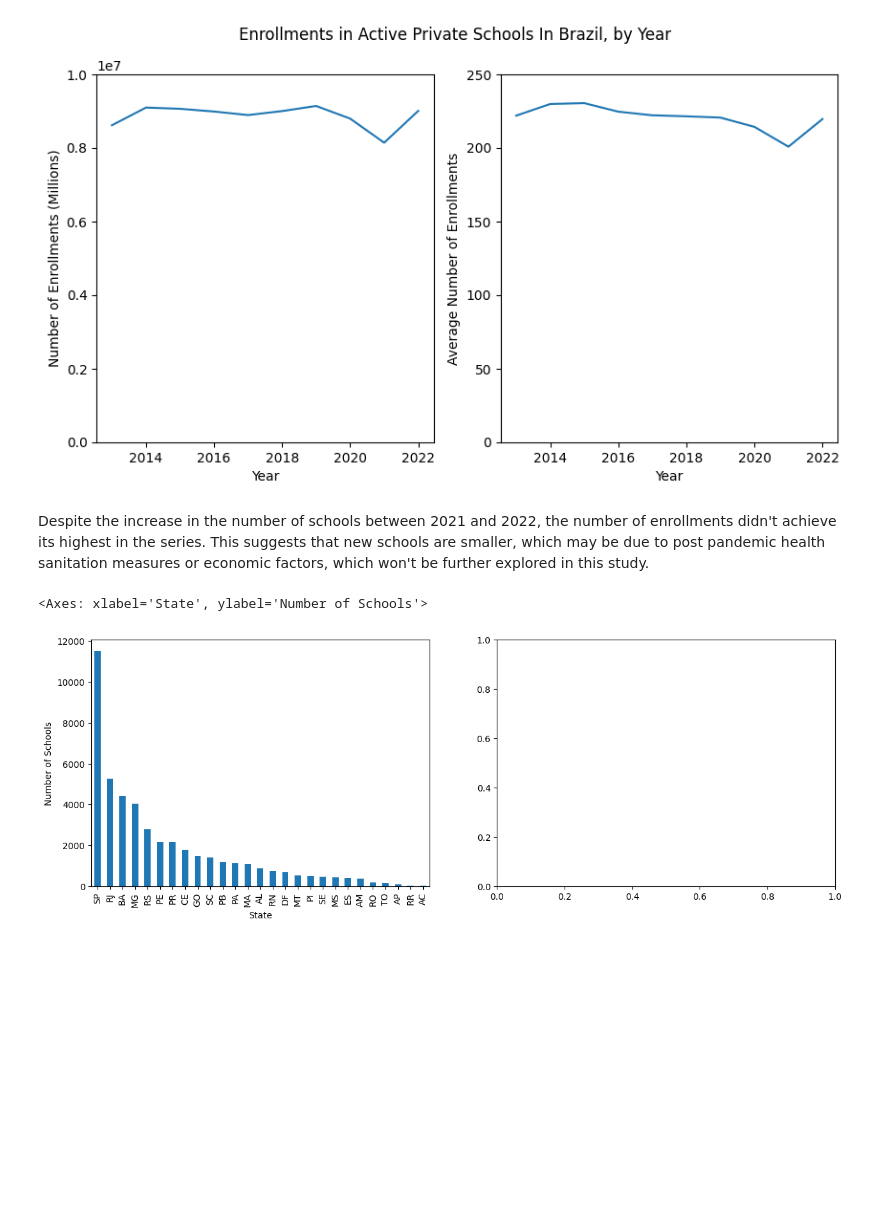
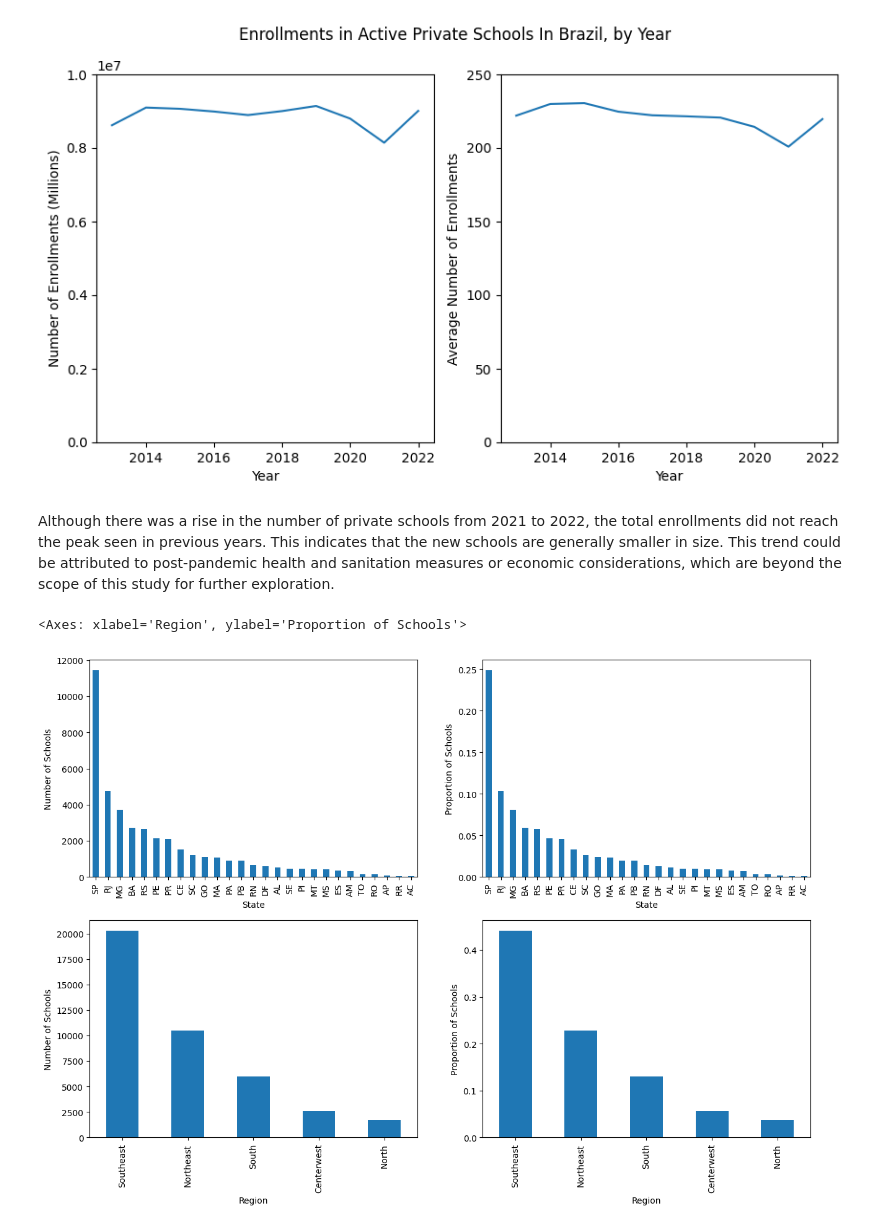
Before and after one commit to henriquefreitassouza/analysis, a Jupyter notebook: Private Schools in Brazil.ipynb, the cells around one changed output. Drawn from its saved outputs; the diff is of its cells as text; code cells hidden in the pictures; blank space fills up the shorter version.

Commit message:
Visualization section further elaborated and broke down into defining characteristics and technology adoption; improved markdown text.

```diff
--- a/Private Schools in Brazil.ipynb
+++ b/Private Schools in Brazil.ipynb
@@ -61,2 +47,5 @@ df[df['ano'] == 2022].describe()
+# %%
+# Extract the current year
+df_2022 = df[df['ano'] == 2022].copy()
 # %%
 # Count non nulls and show data types
@@ -133,4 +133,4 @@ df_enrollments_by_year.mean().plot(ax = axis[1], xlabel = 'Year', ylabel = 'Aver
 <Axes: xlabel='Year', ylabel='Average Number of Enrollments'>
 [figure]
 # %% [markdown]
-Despite the increase in the number of schools between 2021 and 2022, the number of enrollments didn't achieve its highest in the series. This suggests that new schools are smaller, which may be due to post pandemic health sanitation measures or economic factors, which won't be further explored in this study.
+Although there was a rise in the number of private schools from 2021 to 2022, the total enrollments did not reach the peak seen in previous years. This indicates that the new schools are generally smaller in size. This trend could be attributed to post-pandemic health and sanitation measures or economic considerations, which are beyond the scope of this study for further exploration.
@@ -137,7 +170,38 @@ Despite the increase in the number of schools between 2021 and 2022, the number
+# %%
+"""
+@name: build_summary_dataframe
+@description: helper function to summarize dataframes that will be fed to plot functions
+@params:
+- dataframe (Pandas Dataframe): dataframe object
+- dimension (string): column that will be used to split values
+- metric (string): name of a numeric column that will be aggregated
+- aggregation_metrics (string[]): aggregation functions that will be applied to the numeric variable
+@return: dataframe
+"""
+def build_summary_dataframe(dataframe, dimension, metric, aggregation_metrics = ['count', 'mean']):
+    _df = pd.DataFrame(dataframe.groupby(dimension)[metric].agg(aggregation_metrics))
+    _df['proportion'] = _df['count'].apply(lambda x: x / len(dataframe.index))
+
+    return _df
+# %%
+schools_by_state = df_2022[['region', 'sigla_uf', 'quantidade_matricula_educacao_basica']]
+
+df_schools_by_state = build_summary_dataframe(schools_by_state, 'sigla_uf', 'quantidade_matricula_educacao_basica')
+df_schools_by_region = build_summary_dataframe(schools_by_state, 'region', 'quantidade_matricula_educacao_basica')
+
+df_schools_by_state.rename(columns = { 'count': 'schools', 'mean': 'enrollments' }, inplace = True)
+df_schools_by_region.rename(columns = { 'count': 'schools', 'mean': 'enrollments' }, inplace = True)
+# %%
+df_schools_by_state.sort_values(by = ['schools', 'proportion'], ascending = False, inplace = True)
+df_schools_by_region.sort_values(by = ['schools', 'proportion'], ascending = False, inplace = True)
 # %%
-fig, axes = plt.subplots(1, 2, figsize = (15, 5))
+fig, axes = plt.subplots(2, 2, figsize = (15, 10))
 
-df[df['ano'] == 2022]['sigla_uf'].value_counts().plot.bar(ax = axes[0], xlabel = 'State', ylabel = 'Number of Schools')
+df_schools_by_state['schools'].plot.bar(ax = axes[0][0], xlabel = 'State', ylabel = 'Number of Schools')
+df_schools_by_state['proportion'].plot.bar(ax = axes[0][1], xlabel = 'State', ylabel = 'Proportion of Schools')
+
+df_schools_by_region['schools'].plot.bar(ax = axes[1][0], xlabel = 'Region', ylabel = 'Number of Schools')
+df_schools_by_region['proportion'].plot.bar(ax = axes[1][1], xlabel = 'Region', ylabel = 'Proportion of Schools')
 # %% [output]
-<Axes: xlabel='State', ylabel='Number of Schools'>
+<Axes: xlabel='Region', ylabel='Proportion of Schools'>
-[figure, old version]
+[figure, new version]
```
Also changed, not shown: parts of 18 cells of this notebook.
